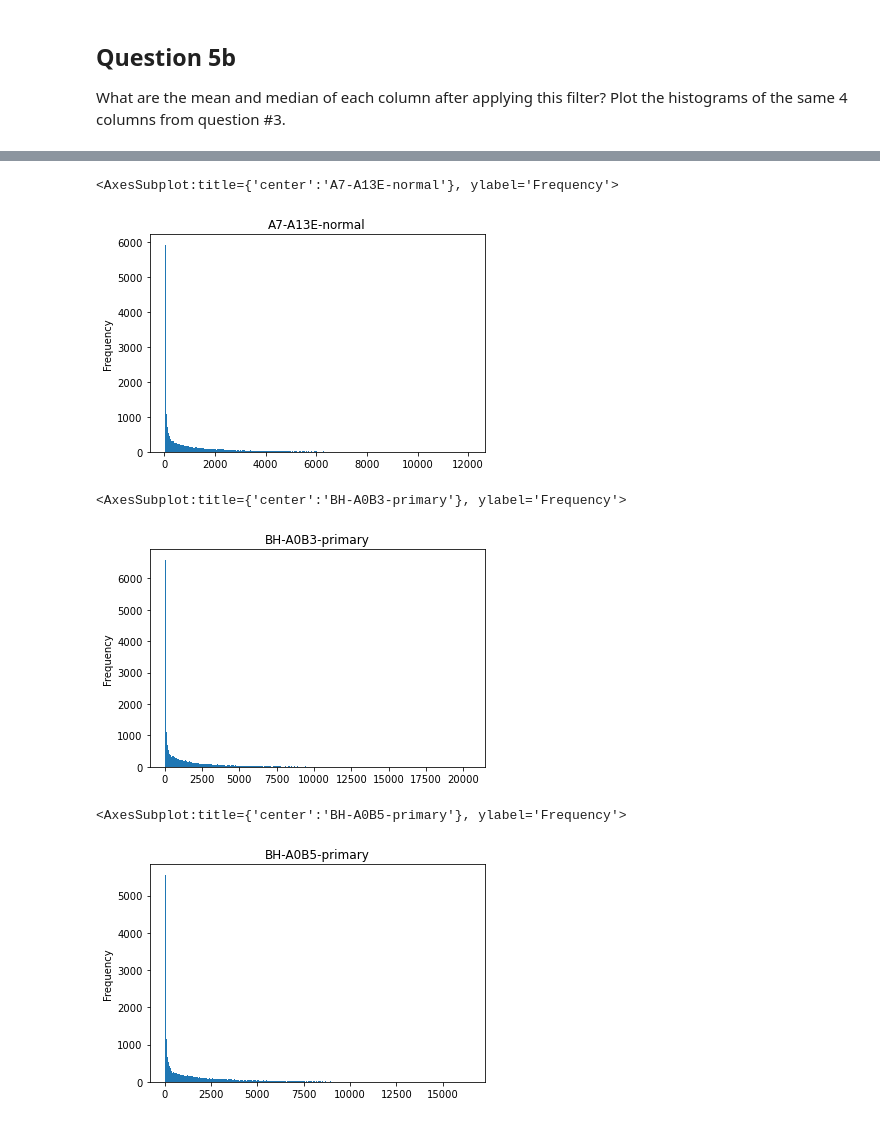
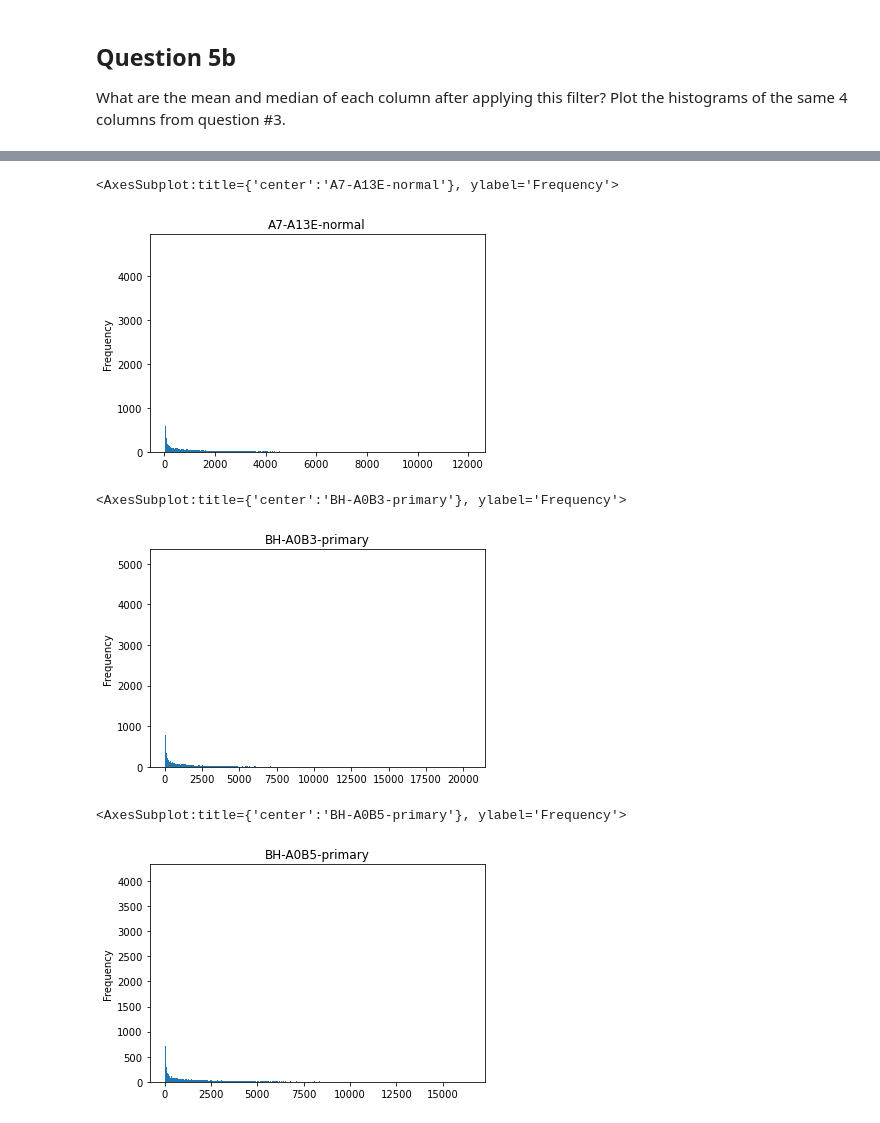
Before and after one commit to edwin5588/intro_data_preprocessing, a Jupyter notebook: Data Preprocessing Assignment Notebook.ipynb, the cells around one changed output, grey strips where cells are left out. Saved outputs shown, nothing was run; the diff lists cells and outputs as text; code cells hidden in the pictures.

```diff
--- a/Data Preprocessing Assignment Notebook.ipynb
+++ b/Data Preprocessing Assignment Notebook.ipynb
@@ -121,22 +125,23 @@ get_stats(big_data)
 ## Question 5a
 Using the data in the DataFrame from #2b, filter out (remove) the 10% most variable rows based on their standard deviations (e.g., if the DataFrame had 100 rows, you would remove the 10 rows with the highest standard deviation).
 # %%
-def custom_filter(stats_df, data_df):
+def custom_filter(data_df):
     """
     a custom filter that filters out 10% most variable rows based on standard deviations
 
-    stats_df --> dataframe with descriptive statistics of each row
     data_df --> original data
     returs filtered data
     """
     # get top 10% of standard deviation
-    std = stats_df["Standard_Deviation"].tolist()
+
+    std = data_df[data_df.columns[2:]].std(axis = 1)
     ten = len(std)//10 * 9
     top_ten = sorted(std)[ten:]
 
-    return data_df[~stats_df["Standard_Deviation"].isin(top_ten)].reset_index(drop = True)
 
-custom_filter(get_stats(big_data), big_data).head()
+    return data_df[~std.isin(top_ten)].reset_index(drop = True)
+
+custom_filter(big_data)
 # %% [output]
 |  | Name | Description | A7-A0CE-normal | A7-A0CH-normal | A7-A0D9-normal | A7-A0DB-normal | A7-A13E-normal | ... |
 | 0 | TSPAN6 | tetraspanin 6 | 5404.0 | 5030.0 | 3616.0 | 2425.0 | 3400.0 | ... |
@@ -149,6 +160,7 @@ custom_filter(get_stats(big_data), big_data).head()
 ## Question 5b
 What are the mean and median of each column after applying this filter? Plot the histograms of the same 4 columns from question #3.
 # %%
-# mean and median of each column
-filtered_stats = get_stats(custom_filter(get_stats(big_data), big_data))
-filtered_data = custom_filter(get_stats(big_data), big_data)
+# mean and median of each sample
+filtered_data = custom_filter(big_data)
+filtered_stats = get_stats(filtered_data)
+filtered_stats
@@ -163,15 +192,15 @@ filtered_data[cols[0]].plot.hist(bins = 300, title = cols[0])
 # %%
-filtered_data[cols[1]].plot.hist(bins = 300, title = cols[1])
+filtered_data[cols[1]].plot.hist(bins = 1000, title = cols[1])
 # %% [output]
 <AxesSubplot:title={'center':'A7-A13E-normal'}, ylabel='Frequency'>
-[figure, old version]
+[figure, new version]
 # %%
-filtered_data[cols[2]].plot.hist(bins = 300, title = cols[2])
+filtered_data[cols[2]].plot.hist(bins = 1000, title = cols[2])
 # %% [output]
 <AxesSubplot:title={'center':'BH-A0B3-primary'}, ylabel='Frequency'>
-[figure, old version]
+[figure, new version]
 # %%
-filtered_data[cols[3]].plot.hist(bins = 300, title = cols[3])
+filtered_data[cols[3]].plot.hist(bins = 1000, title = cols[3])
 # %% [output]
 <AxesSubplot:title={'center':'BH-A0B5-primary'}, ylabel='Frequency'>
-[figure, old version]
+[figure, new version]
```
Also changed, not shown: parts of 4 cells of this notebook.
